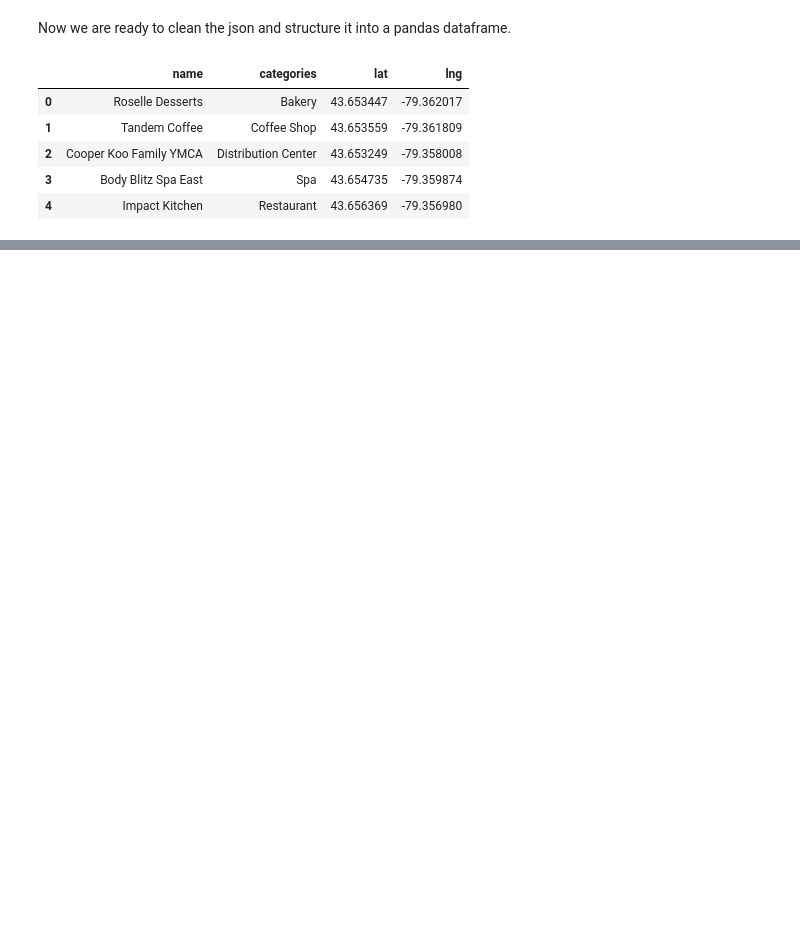
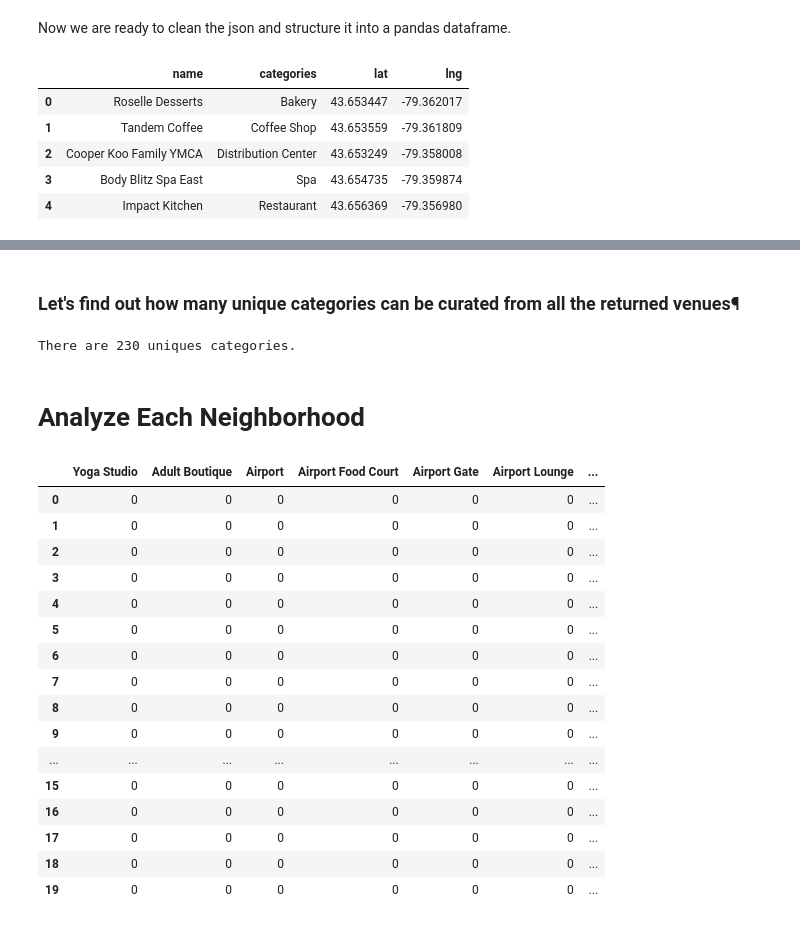
Before and after one commit to deepthich-gh/coursera_capstone_project, a Jupyter notebook: capstone_intro_notebook.ipynb, the cells around one changed output, grey strips where cells are left out. Saved outputs shown, nothing was run; the diff lists cells and outputs as text; code cells hidden in the pictures; blank space fills up the shorter version.

```diff
--- a/capstone_intro_notebook.ipynb
+++ b/capstone_intro_notebook.ipynb
@@ -319,0 +421,38 @@ nearby_venues.head()
+# %% [markdown]
+### Let's find out how many unique categories can be curated from all the returned venues¶
+# %%
+print('There are {} uniques categories.'.format(len(Toronto_venues['Venue Category'].unique())))
+# %% [output]
+There are 230 uniques categories.
+# %% [markdown]
+# Analyze Each Neighborhood
+# %%
+# one hot encoding
+Toronto_onehot = pd.get_dummies(Toronto_venues[['Venue Category']], prefix="", prefix_sep="")
+
+# add neighborhood column back to dataframe
+Toronto_onehot['Neighborhood'] = Toronto_venues['Neighborhood']
+
+# move neighborhood column to the first column
+fixed_columns = [Toronto_onehot.columns[-1]] + list(Toronto_onehot.columns[:-1])
+Toronto_onehot = Toronto_onehot[fixed_columns]
+
+Toronto_onehot.head(20)
+# %% [output]
+|  | Yoga Studio | Adult Boutique | Airport | Airport Food Court | Airport Gate | Airport Lounge | ... |
+| 0 | 0 | 0 | 0 | 0 | 0 | 0 | ... |
+| 1 | 0 | 0 | 0 | 0 | 0 | 0 | ... |
+| 2 | 0 | 0 | 0 | 0 | 0 | 0 | ... |
+| 3 | 0 | 0 | 0 | 0 | 0 | 0 | ... |
+| 4 | 0 | 0 | 0 | 0 | 0 | 0 | ... |
+| 5 | 0 | 0 | 0 | 0 | 0 | 0 | ... |
+| 6 | 0 | 0 | 0 | 0 | 0 | 0 | ... |
+| 7 | 0 | 0 | 0 | 0 | 0 | 0 | ... |
+| 8 | 0 | 0 | 0 | 0 | 0 | 0 | ... |
+| 9 | 0 | 0 | 0 | 0 | 0 | 0 | ... |
+| ... | ... | ... | ... | ... | ... | ... | ... |
+| 15 | 0 | 0 | 0 | 0 | 0 | 0 | ... |
+| 16 | 0 | 0 | 0 | 0 | 0 | 0 | ... |
+| 17 | 0 | 0 | 0 | 0 | 0 | 0 | ... |
+| 18 | 0 | 0 | 0 | 0 | 0 | 0 | ... |
+| 19 | 0 | 0 | 0 | 0 | 0 | 0 | ... |
```
Also changed, not shown: parts of 42 cells of this notebook.
